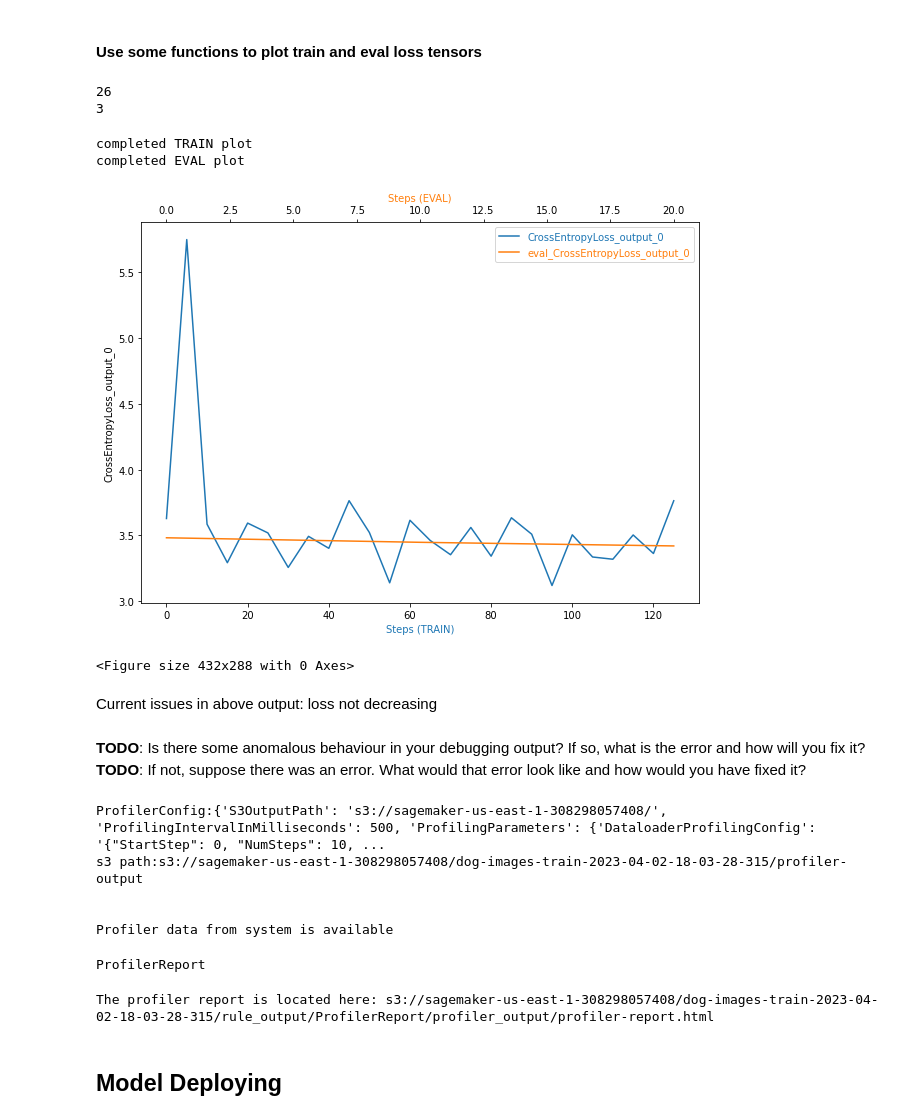
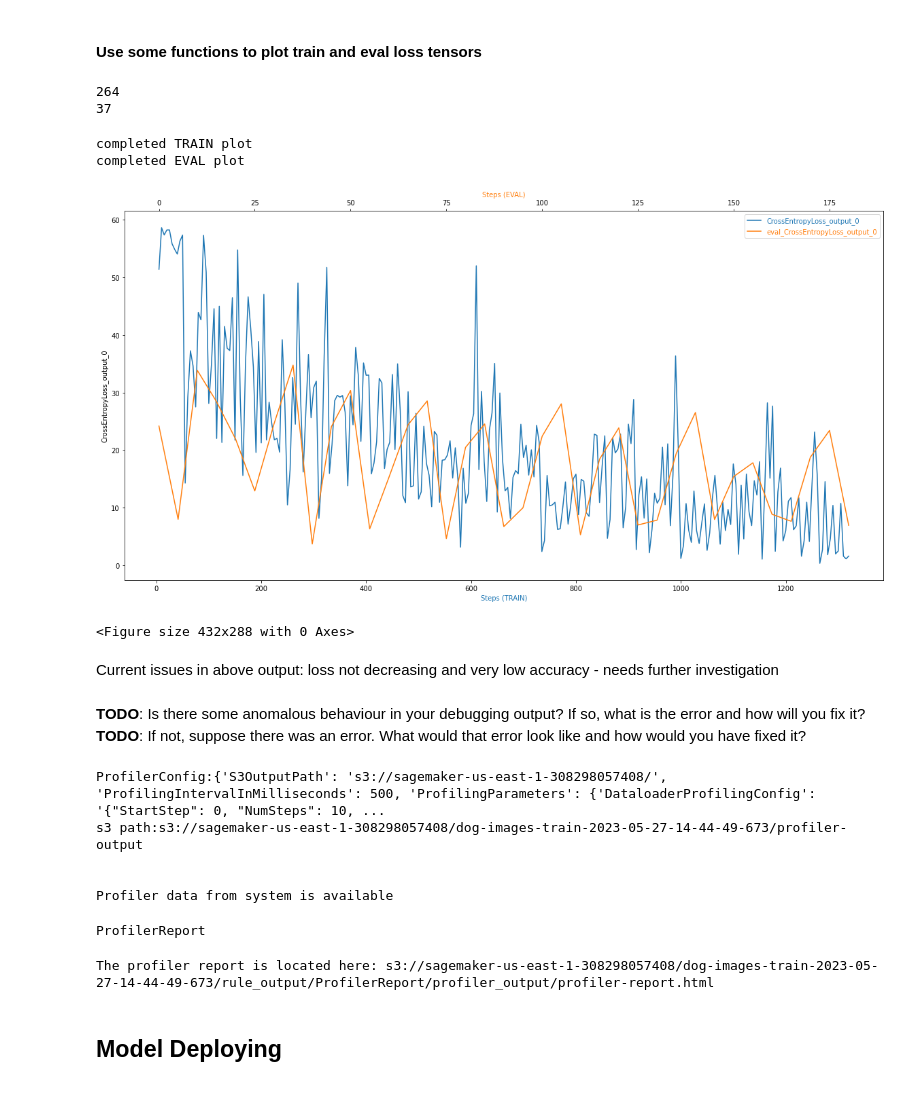
Before and after one commit to Gerban/AWS-Image-Classification-with-SageMaker, a Jupyter notebook: train_and_deploy_AG.ipynb, the cells around one changed output. Saved outputs shown, nothing was run; the diff lists cells and outputs as text; code cells hidden in the pictures.

```diff
--- a/train_and_deploy_AG.ipynb
+++ b/train_and_deploy_AG.ipynb
@@ -207,12 +223,12 @@ profiler_config = ProfilerConfig(
     system_monitor_interval_millis=500, framework_profile_params=FrameworkProfile(num_steps=10))
 
 collection_configs=[CollectionConfig(name="CrossEntropyLoss_output_0",parameters={
-    "include_regex": "CrossEntropyLoss_output_0", "train.save_interval": "5","eval.save_interval": "10"})]
+    "include_regex": "CrossEntropyLoss_output_0", "train.save_interval": "5","eval.save_interval": "5"})]
 
 debugger_config=DebuggerHookConfig(collection_configs=collection_configs)
 # %%
-## TODO: Create and fit an estimator: check Python and framework versions
-hyperparameters = {'epochs': 10, 'batch_size': 128, 'lr': 0.001, 'eps': 0.00000001, 'momentum': 0.05}
+## TODO: Create and fit an estimator
+hyperparameters = {'epochs': 25, 'batch_size': 128, 'lr': .026764018583884622, 'eps': 0.000001}
 
 estimator = PyTorch(
     entry_point='train_model_AG.py',
@@ -320,44 +336,44 @@ eval_steps, eval_values = get_data(trial, 'CrossEntropyLoss_output_0', mode=Mode
 print(len(trial.tensor("CrossEntropyLoss_output_0").steps(mode=ModeKeys.TRAIN)))
 print(len(trial.tensor("CrossEntropyLoss_output_0").steps(mode=ModeKeys.EVAL)))
 # %% [output]
-26
-3
+264
+37
 # %%
 # Plot the CrossEntropyLosses for training and validation data
 tensor_name = 'CrossEntropyLoss_output_0'
 
-fig = plt.figure(figsize=(10, 7))
+fig = plt.figure(figsize=(20, 10))
 host = host_subplot(111)
 
 par = host.twiny()
 
 host.set_xlabel("Steps (TRAIN)")
 par.set_xlabel("Steps (EVAL)")
 host.set_ylabel(tensor_name)
 
 (p1,) = host.plot(train_steps, train_values, label=tensor_name)
 print("completed TRAIN plot")
 (p2,) = par.plot(eval_steps, eval_values, label="eval_" + tensor_name)
 print("completed EVAL plot")
 leg = plt.legend()
 
 host.xaxis.get_label().set_color(p1.get_color())
 leg.texts[0].set_color(p1.get_color())
 
 par.xaxis.get_label().set_color(p2.get_color())
 leg.texts[1].set_color(p2.get_color())
 
 plt.ylabel(tensor_name)
 
 plt.show()
 plt.savefig('screenshots/crossentropy_losses.png')
 # %% [output]
 completed TRAIN plot
 completed EVAL plot
-[figure, old version]
+[figure, new version]
 <Figure size 432x288 with 0 Axes>
 # %% [markdown]
-Current issues in above output: loss not decreasing
+Current issues in above output: loss not decreasing and very low accuracy - needs further investigation
 # %% [markdown]
 **TODO**: Is there some anomalous behaviour in your debugging output? If so, what is the error and how will you fix it?
 **TODO**: If not, suppose there was an error. What would that error look like and how would you have fixed it?
@@ -368,7 +384,7 @@ trainj = TrainingJob(training_job_name, region)
 trainj.wait_for_sys_profiling_data_to_be_available()
 # %% [output]
 ProfilerConfig:{'S3OutputPath': 's3://sagemaker-us-east-1-308298057408/', 'ProfilingIntervalInMilliseconds': 500, 'ProfilingParameters': {'DataloaderProfilingConfig': '{"StartStep": 0, "NumSteps": 10, ...
-s3 path:s3://sagemaker-us-east-1-308298057408/dog-images-train-2023-04-02-18-03-28-315/profiler-output
+s3 path:s3://sagemaker-us-east-1-308298057408/dog-images-train-2023-05-27-14-44-49-673/profiler-output
 
 
 Profiler data from system is available
@@ -390,7 +406,7 @@ profiler_output_path = rule_output_path + profiler_report_name + "/profiler_outp
 
 print(f'The profiler report is located here: {profiler_output_path}profiler-report.html')
 # %% [output]
-The profiler report is located here: s3://sagemaker-us-east-1-308298057408/dog-images-train-2023-04-02-18-03-28-315/rule_output/ProfilerReport/profiler_output/profiler-report.html
+The profiler report is located here: s3://sagemaker-us-east-1-308298057408/dog-images-train-2023-05-27-14-44-49-673/rule_output/ProfilerReport/profiler_output/profiler-report.html
 # %%
 # List profiler report rule output path
 ! aws s3 ls {rule_output_path} --recursive
```
Also changed, not shown: parts of 22 cells of this notebook, 6 other files.
